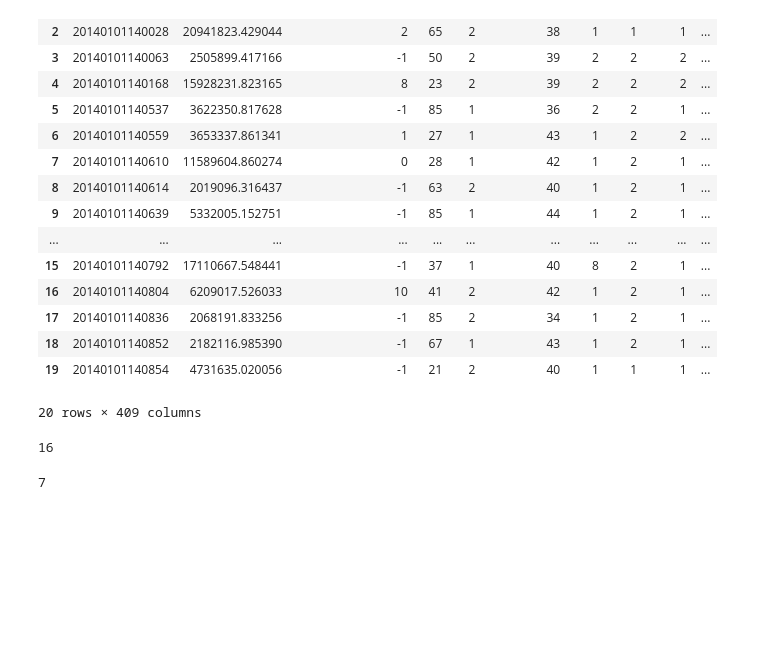
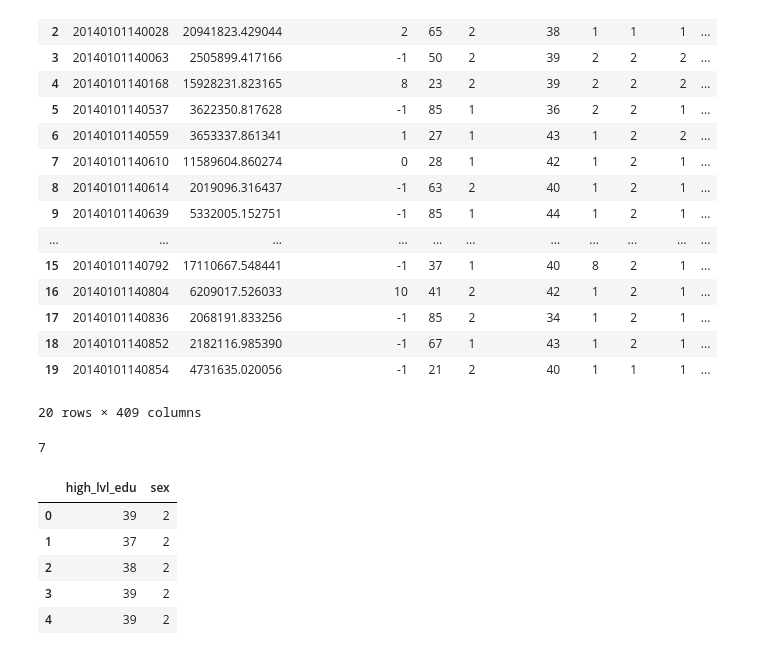
Before and after one commit to nckathleen/ATUS-Analysis, a Jupyter notebook: ATUS-Anaylsis.ipynb, the cells around one changed output. Drawn from its saved outputs; the diff is of its cells as text; code cells hidden in the pictures; blank space fills up the shorter version.

```diff
--- a/ATUS-Anaylsis.ipynb
+++ b/ATUS-Anaylsis.ipynb
@@ -41,9 +43,15 @@ summary.head(20)
 20 rows × 409 columns
 # %%
 len(summary.high_lvl_edu.unique())
+summary.high_lvl_edu[39:46].count()
 # %% [output]
-16
+7
-# %%
-summary.high_lvl_edu[39:46].count()
-# %% [output]
-7
+# %%
+summary[['high_lvl_edu', 'sex']].head()
+# %% [output]
+|  | high_lvl_edu | sex |
+| 0 | 39 | 2 |
+| 1 | 37 | 2 |
+| 2 | 38 | 2 |
+| 3 | 39 | 2 |
+| 4 | 39 | 2 |
```
Also changed, not shown: parts of 7 cells of this notebook.
